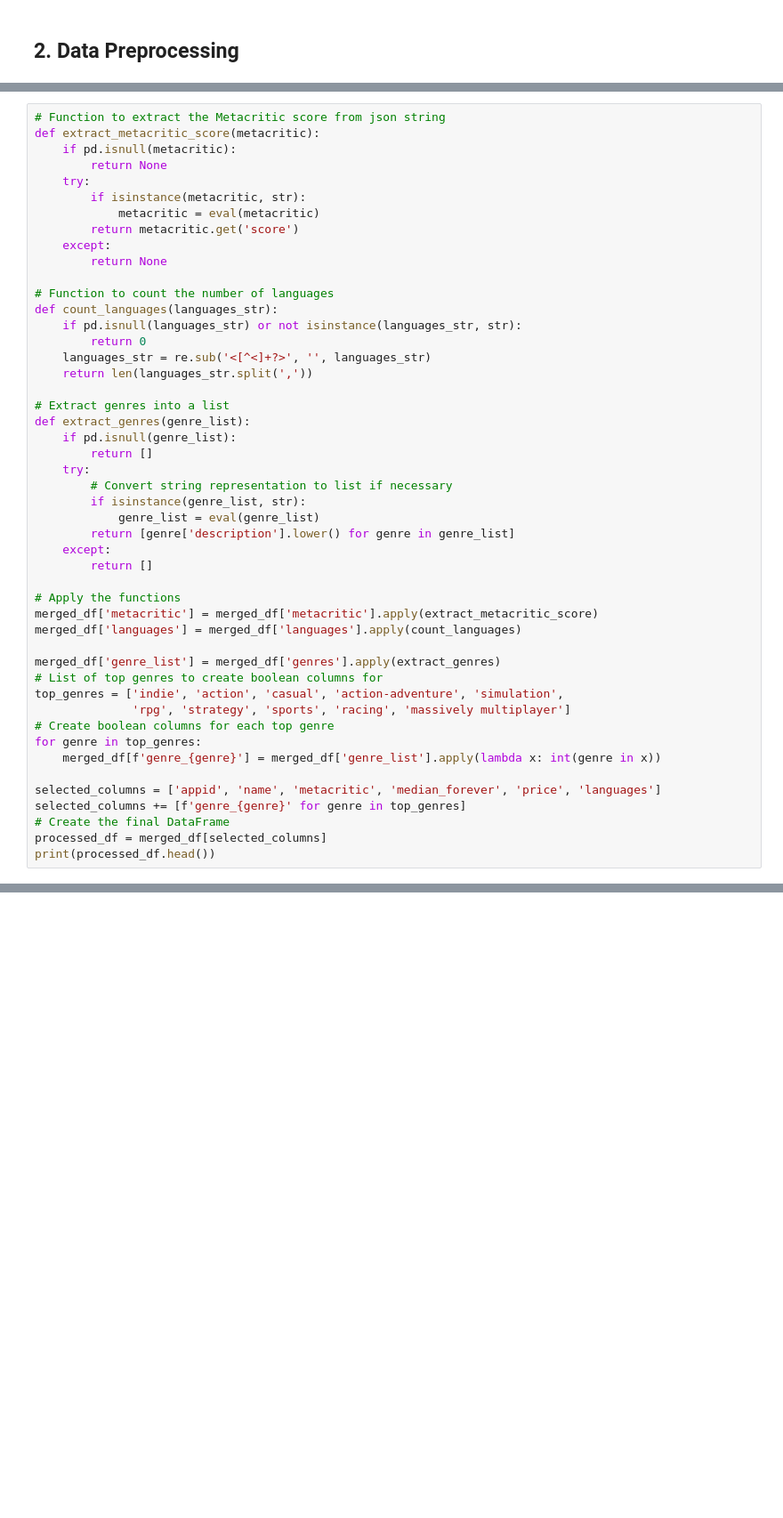
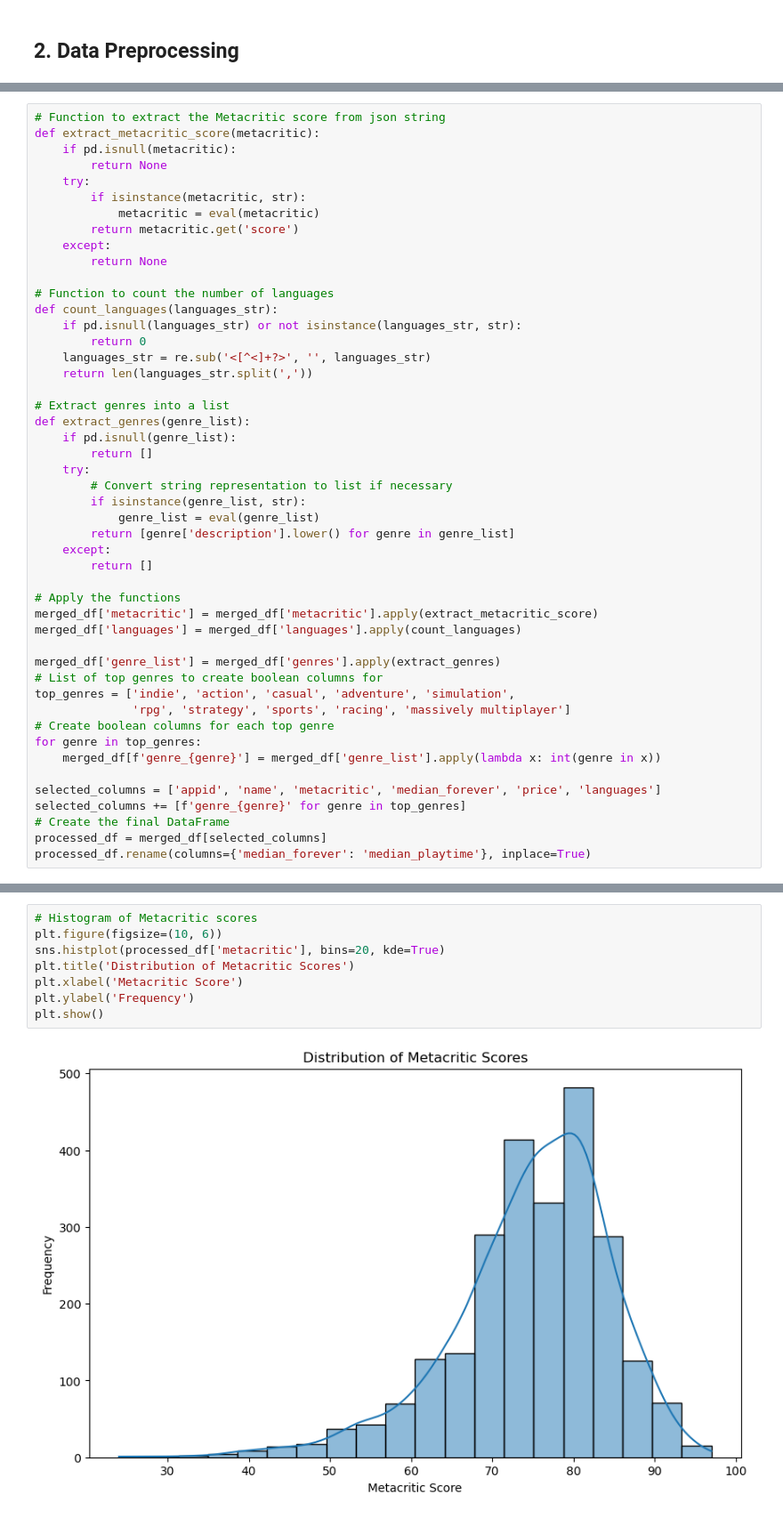
Before and after one commit to phuchng/SteamRatingAnalysis, a Jupyter notebook: games_prediction.ipynb, the cells around one changed output, grey strips where cells are left out. Shown at 89% size. Drawn from its saved outputs; the diff is of its cells as text; blank space fills up the shorter version.

```diff
--- a/games_prediction.ipynb
+++ b/games_prediction.ipynb
@@ -236,7 +199,7 @@ merged_df['languages'] = merged_df['languages'].apply(count_languages)
 
 merged_df['genre_list'] = merged_df['genres'].apply(extract_genres)
 # List of top genres to create boolean columns for
-top_genres = ['indie', 'action', 'casual', 'action-adventure', 'simulation',
+top_genres = ['indie', 'action', 'casual', 'adventure', 'simulation',
               'rpg', 'strategy', 'sports', 'racing', 'massively multiplayer']
 # Create boolean columns for each top genre
 for genre in top_genres:
@@ -246,5 +209,5 @@ selected_columns = ['appid', 'name', 'metacritic', 'median_forever', 'price', 'l
 selected_columns += [f'genre_{genre}' for genre in top_genres]
 # Create the final DataFrame
 processed_df = merged_df[selected_columns]
-print(processed_df.head())
+processed_df.rename(columns={'median_forever': 'median_playtime'}, inplace=True)
 # %% [output]
@@ -267,0 +233,10 @@ print(processed_df.head())
+# %%
+# Histogram of Metacritic scores
+plt.figure(figsize=(10, 6))
+sns.histplot(processed_df['metacritic'], bins=20, kde=True)
+plt.title('Distribution of Metacritic Scores')
+plt.xlabel('Metacritic Score')
+plt.ylabel('Frequency')
+plt.show()
+# %% [output]
+[figure, added]
```
Also changed, not shown: parts of 19 cells of this notebook.
